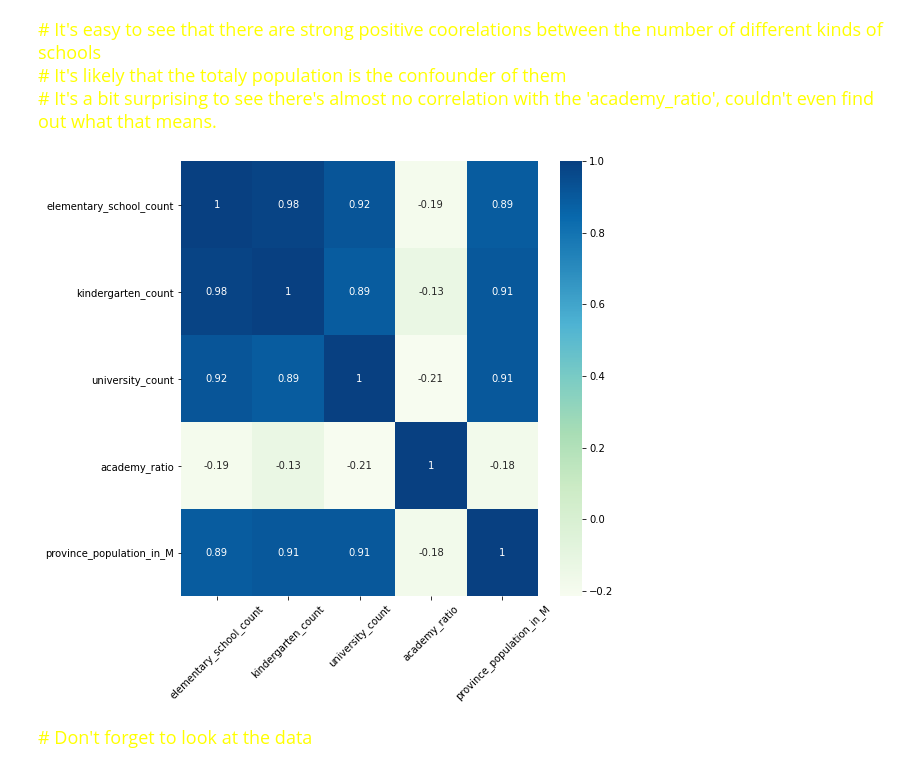
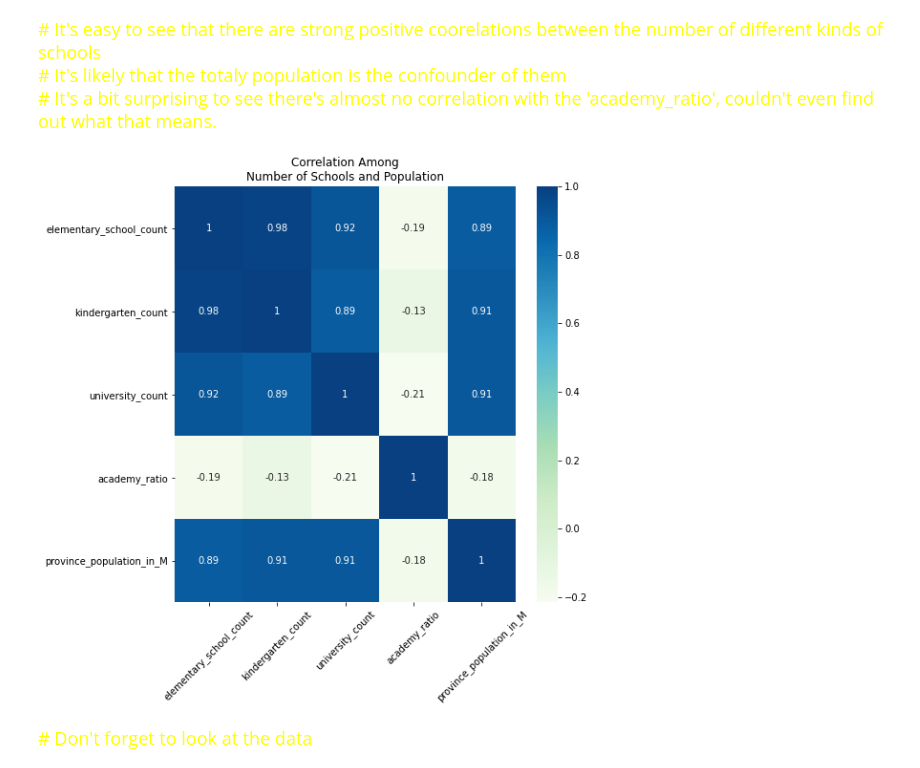
Before and after one commit to Wenjun-Mao/COVID-19-in-South-Korea-SIADS-591-Milestone-I, a Jupyter notebook: wjmao.ipynb, the cells around one changed output. Saved outputs shown, nothing was run; the diff lists cells and outputs as text; code cells hidden in the pictures.

```diff
--- a/wjmao.ipynb
+++ b/wjmao.ipynb
@@ -570,9 +570,10 @@ correlation
 # %%
 fig, ax = plt.subplots(figsize = (8,8))
 heatmap = sns.heatmap(correlation, cmap='GnBu', annot=True, ax=ax)
+ax.set_title('Correlation Among\nNumber of Schools and Population')
 heatmap.tick_params(axis = 'x', labelrotation=45)
 # %% [output]
-[figure, old version]
+[figure, new version]
 # %% [markdown]
 <font size=4 color='yellow'>
 # Don't forget to look at the data
```
Also changed, not shown: parts of 4 cells of this notebook.
